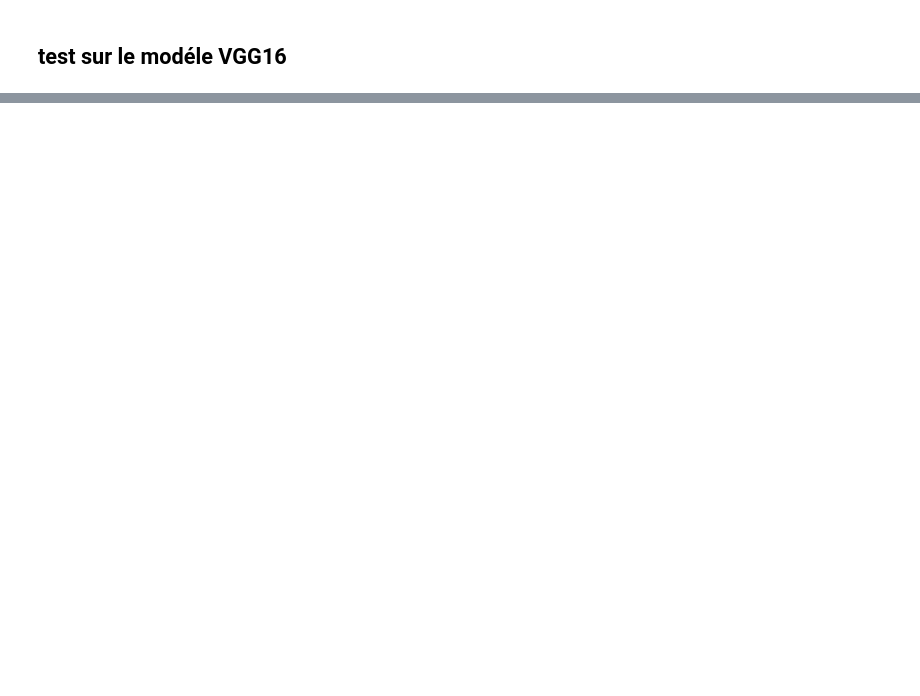
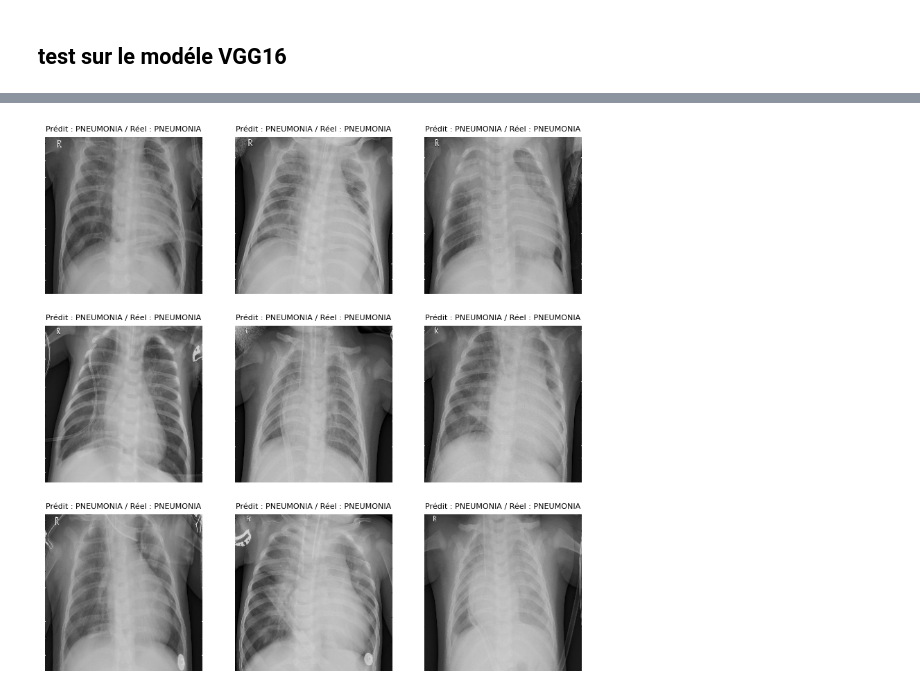
Before and after one commit to elvis-messiaen/Transfer_Learning, a Jupyter notebook: Proof_of_Concept.ipynb, the cells around one changed output, grey strips where cells are left out. Saved outputs shown, nothing was run; the diff lists cells and outputs as text; code cells hidden in the pictures; blank space fills up the shorter version.

```diff
--- a/Proof_of_Concept.ipynb
+++ b/Proof_of_Concept.ipynb
@@ -236,0 +335,46 @@ plt.show()
+# %%
+# Évaluation du modèle sur les données de test
+test_loss, test_accuracy = model.evaluate(X_test, y_test, batch_size=64)
+
+# Affichage des performances sur l'ensemble de test
+print(f"Loss sur les données de test : {test_loss}")
+print(f"Accuracy sur les données de test : {test_accuracy}")
+
+# Prédictions sur l'ensemble de test
+y_pred = model.predict(X_test)
+
+# Conversion des probabilités en classes binaires
+y_pred_classes = (y_pred > 0.9).astype("int")  # Seuil fixé à 0.9
+
+# Sélectionner uniquement les images prédites comme PNEUMONIE ET qui sont réellement des PNEUMONIA
+indices_pneumonia = np.where((y_pred_classes == 1) & (y_test == 1))[0]
+
+# Vérifier si des indices_pneumonia ont été détectés
+if len(indices_pneumonia) == 0:
+    print("⚠ Aucun cas de pneumonie  détecté avec le seuil actuel.")
+else:
+    # Mélange aléatoire des indices des PNEUMONIE détectés
+    np.random.shuffle(indices_pneumonia)
+    indices_a_afficher = indices_pneumonia[:9]  # Sélectionne jusqu'à 9 images aléatoirement
+
+    # Création d'un affichage en grille 3x3 pour montrer quelques images de test et leurs prédictions.
+    fig, axes = plt.subplots(3, 3, figsize=(10, 10))
+    axes = axes.ravel()
+
+    for i in range(len(indices_a_afficher)):
+        idx = indices_a_afficher[i]
+        axes[i].imshow(X_test[idx])  # Affichage de l'image de test
+        axes[i].axis("off")
+
+        label = "PNEUMONIA" if y_pred_classes[idx] == 1 else "NORMAL"
+        true_label = "PNEUMONIA" if y_test[idx] == 1 else "NORMAL"
+
+        # Affichage du titre de l'image indiquant la prédiction et la réalité.
+        axes[i].set_title(f"Prédit : {label} / Réel : {true_label}", fontsize=8)
+
+    # Masquer les cases vides si moins de 9 images sont affichées
+    for i in range(len(indices_a_afficher), 9):
+        axes[i].axis("off")
+
+    plt.show()
+# %% [output]
@@ -236,0 +385 @@ plt.show()
+[figure, added]
```
Also changed, not shown: parts of 18 cells of this notebook, 2 other files.
